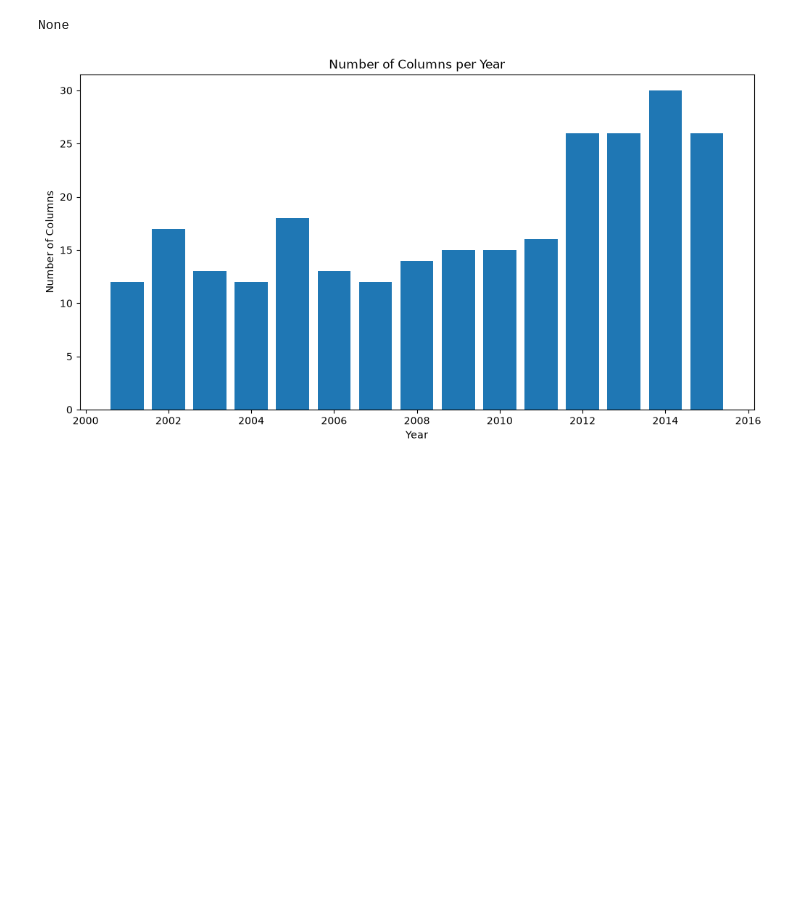
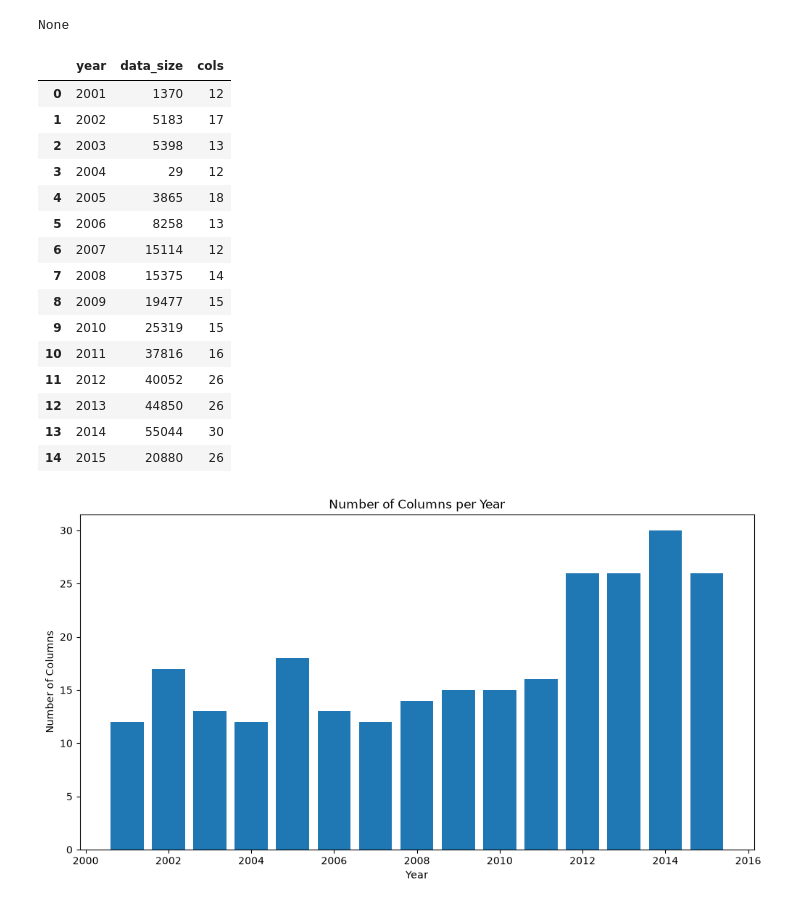
Before and after one commit to serhatgemici/project_data_exploration, a Jupyter notebook: data_exploration.ipynb, the cells around one changed output. Drawn from its saved outputs; the diff is of its cells as text; code cells hidden in the pictures; blank space fills up the shorter version.

Commit message:
add data summary table for years 2001-2015

```diff
--- a/data_exploration.ipynb
+++ b/data_exploration.ipynb
@@ -478,6 +478,38 @@ Data columns (total 12 columns):
 dtypes: float64(4), int64(2), str(6)
 memory usage: 128.6 KB
 None
+# %%
+df = pd.DataFrame()
+df["year"] = np.arange(2001, 2016)
+df["data_size"] = [df_2001.shape[0], df_2002.shape[0], df_2003.shape[0],
+           df_2004.shape[0], df_2005.shape[0], df_2006.shape[0],
+           df_2007.shape[0], df_2008.shape[0], df_2009.shape[0],
+           df_2010.shape[0], df_2011.shape[0], df_2012.shape[0],
+           df_2013.shape[0], df_2014.shape[0], df_2015.shape[0]]
+df["cols"] = [df_2001.shape[1], df_2002.shape[1], df_2003.shape[1],
+          df_2004.shape[1], df_2005.shape[1], df_2006.shape[1],
+          df_2007.shape[1], df_2008.shape[1], df_2009.shape[1],
+          df_2010.shape[1], df_2011.shape[1], df_2012.shape[1],
+          df_2013.shape[1], df_2014.shape[1], df_2015.shape[1]]
+
+display(df)
+# %% [output]
+|  | year | data_size | cols |
+| 0 | 2001 | 1370 | 12 |
+| 1 | 2002 | 5183 | 17 |
+| 2 | 2003 | 5398 | 13 |
+| 3 | 2004 | 29 | 12 |
+| 4 | 2005 | 3865 | 18 |
+| 5 | 2006 | 8258 | 13 |
+| 6 | 2007 | 15114 | 12 |
+| 7 | 2008 | 15375 | 14 |
+| 8 | 2009 | 19477 | 15 |
+| 9 | 2010 | 25319 | 15 |
+| 10 | 2011 | 37816 | 16 |
+| 11 | 2012 | 40052 | 26 |
+| 12 | 2013 | 44850 | 26 |
+| 13 | 2014 | 55044 | 30 |
+| 14 | 2015 | 20880 | 26 |
 # %%
 col_list_2001 = df_2001.columns.tolist()
 col_list_2002 = df_2002.columns.tolist()
```
